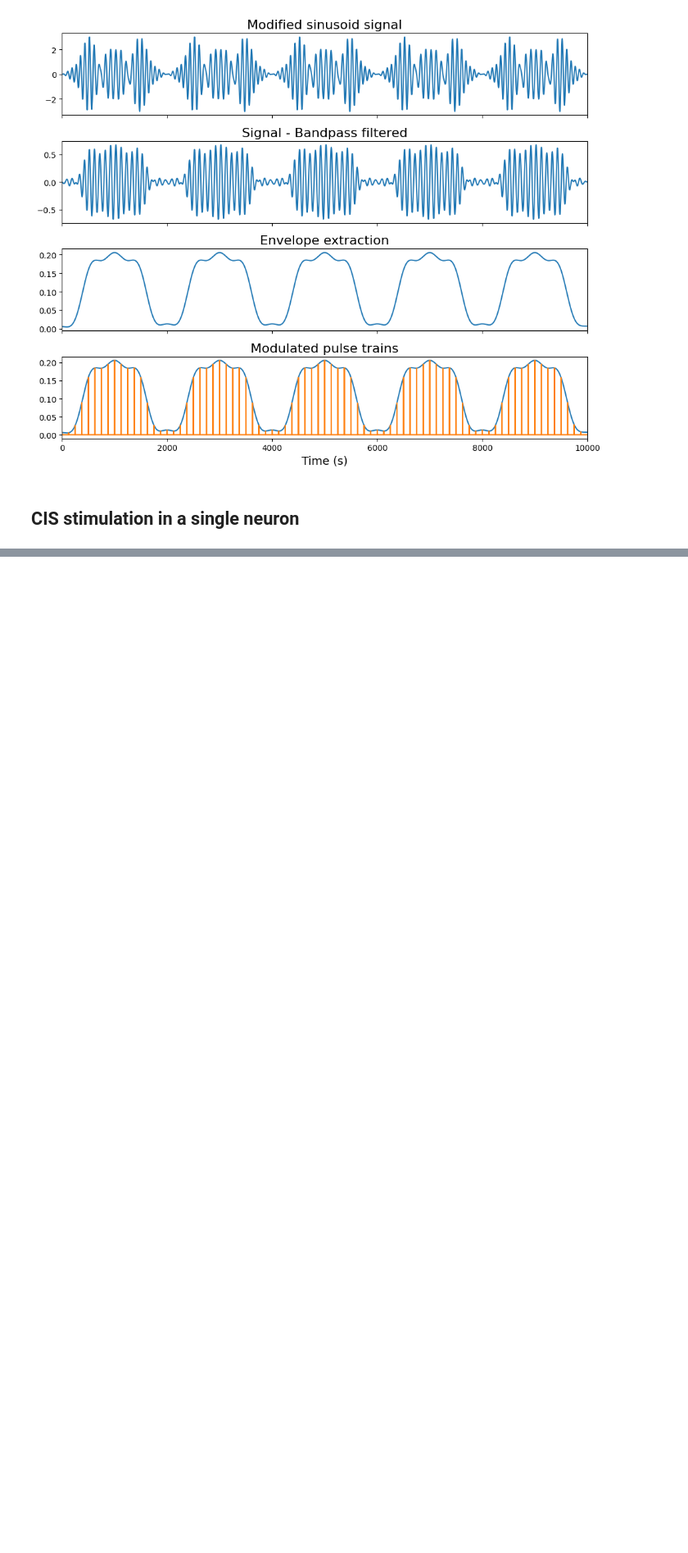
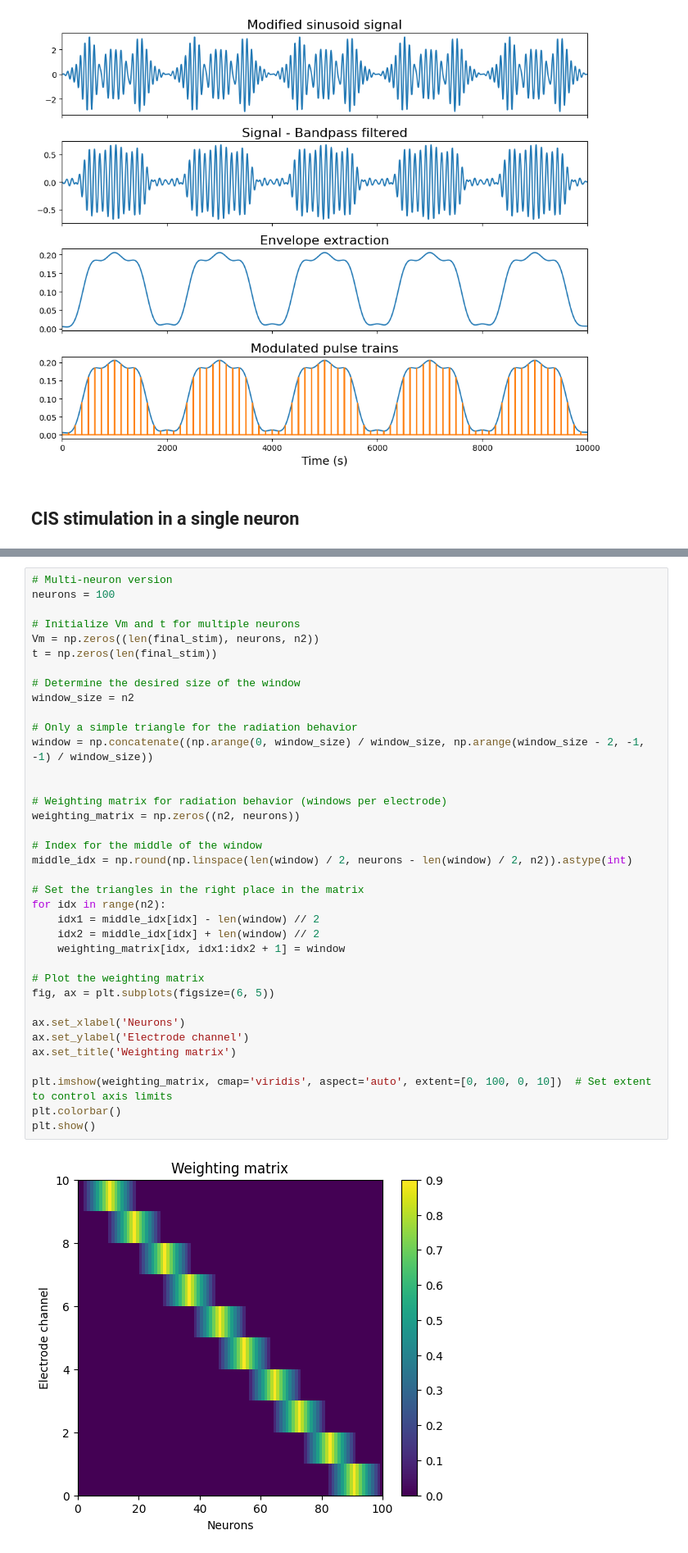
Before and after one commit to YKarsten/Neuron-Simulation, a Jupyter notebook: Neuron-Simulation.ipynb, the cells around one changed output, grey strips where cells are left out. Shown at 82% size. Cells and saved outputs as stored; diff of their text form; blank space fills up the shorter version.

```diff
--- a/Neuron-Simulation.ipynb
+++ b/Neuron-Simulation.ipynb
@@ -1188,0 +1191,39 @@ plt.show()
+# %%
+# Multi-neuron version
+neurons = 100
+
+# Initialize Vm and t for multiple neurons
+Vm = np.zeros((len(final_stim), neurons, n2))
+t = np.zeros(len(final_stim))
+
+# Determine the desired size of the window
+window_size = n2
+
+# Only a simple triangle for the radiation behavior
+window = np.concatenate((np.arange(0, window_size) / window_size, np.arange(window_size - 2, -1, -1) / window_size))
+
+
+# Weighting matrix for radiation behavior (windows per electrode)
+weighting_matrix = np.zeros((n2, neurons))
+
+# Index for the middle of the window
+middle_idx = np.round(np.linspace(len(window) / 2, neurons - len(window) / 2, n2)).astype(int)
+
+# Set the triangles in the right place in the matrix
+for idx in range(n2):
+    idx1 = middle_idx[idx] - len(window) // 2
+    idx2 = middle_idx[idx] + len(window) // 2
+    weighting_matrix[idx, idx1:idx2 + 1] = window
+
+# Plot the weighting matrix
+fig, ax = plt.subplots(figsize=(6, 5))
+
+ax.set_xlabel('Neurons')
+ax.set_ylabel('Electrode channel')
+ax.set_title('Weighting matrix')
+
+plt.imshow(weighting_matrix, cmap='viridis', aspect='auto', extent=[0, 100, 0, 10])  # Set extent to control axis limits
+plt.colorbar()
+plt.show()
+# %% [output]
+[figure, added]
```
Also changed, not shown: parts of 2 cells of this notebook.
